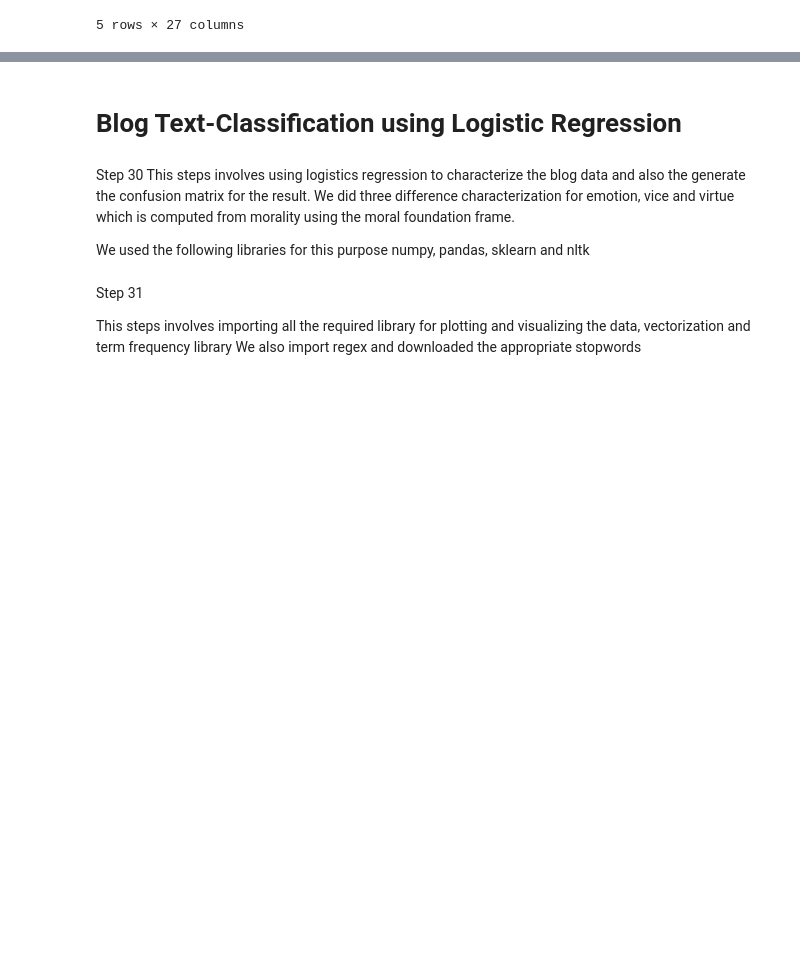
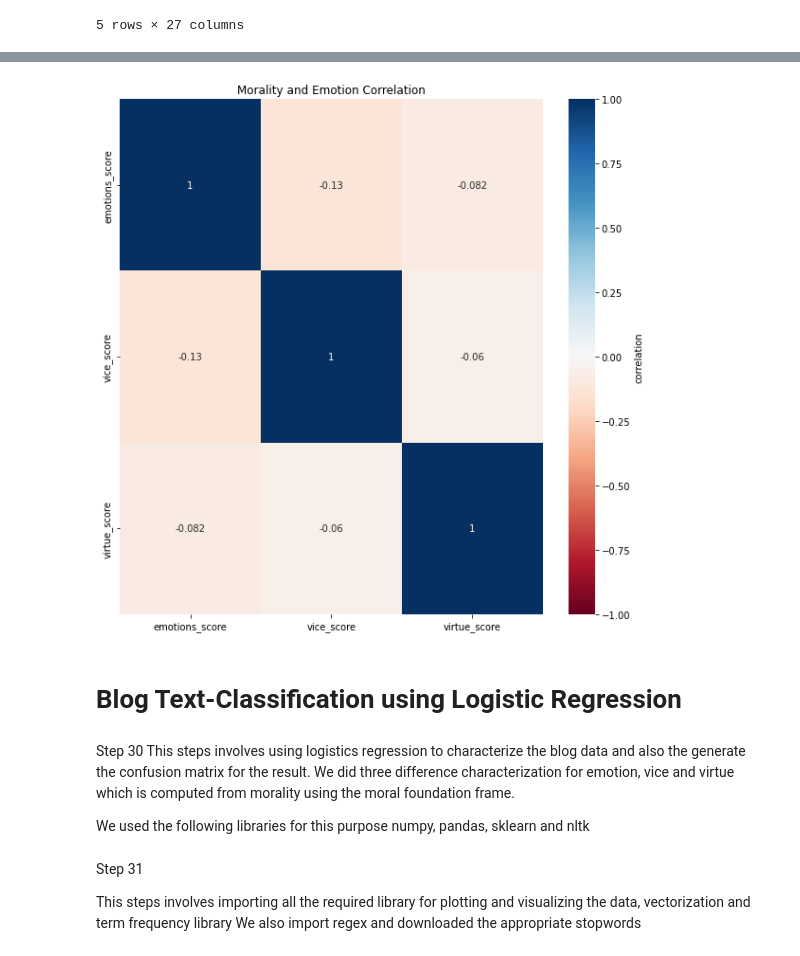
Before and after one commit to nakinnubis/inpacblogdata, a Jupyter notebook: ml-course-project.ipynb, the cells around one changed output, grey strips where cells are left out. Cells and saved outputs as stored; diff of their text form; code cells hidden in the pictures; blank space fills up the shorter version.

```diff
--- a/ml-course-project.ipynb
+++ b/ml-course-project.ipynb
@@ -581,3 +659,12 @@ blogPosts_result.head()
+# %%
+plt.figure(figsize=(10,10))
+blogPosts_result_moral = pd.DataFrame(blogPosts_result, columns=['emotion','emotions_score','vice_score','virtue_score','vice','virtue'])
+correlations_2 =blogPosts_result_moral.corr()
+sns.heatmap(correlations_2,
+    cbar_kws={'label':'correlation'}, annot = True,vmin= -1, vmax=1,cmap='RdBu').set_title("Morality and Emotion Correlation")
+plt.show()
+# %% [output]
+[figure, added]
 # %% [markdown]
 # Blog Text-Classification using Logistic Regression
 # %% [markdown]
```
Also changed, not shown: parts of 12 cells of this notebook, 13 other files.
